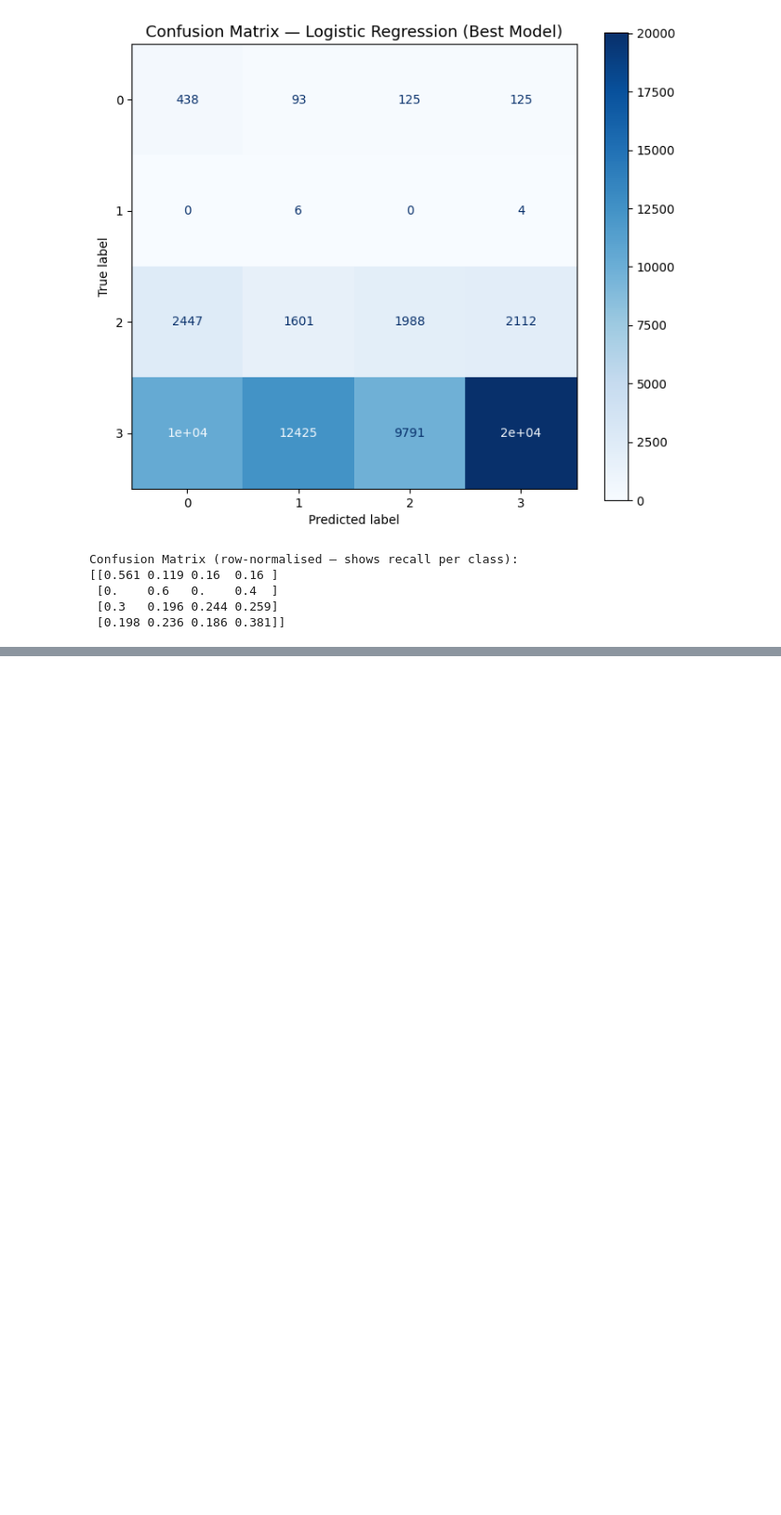
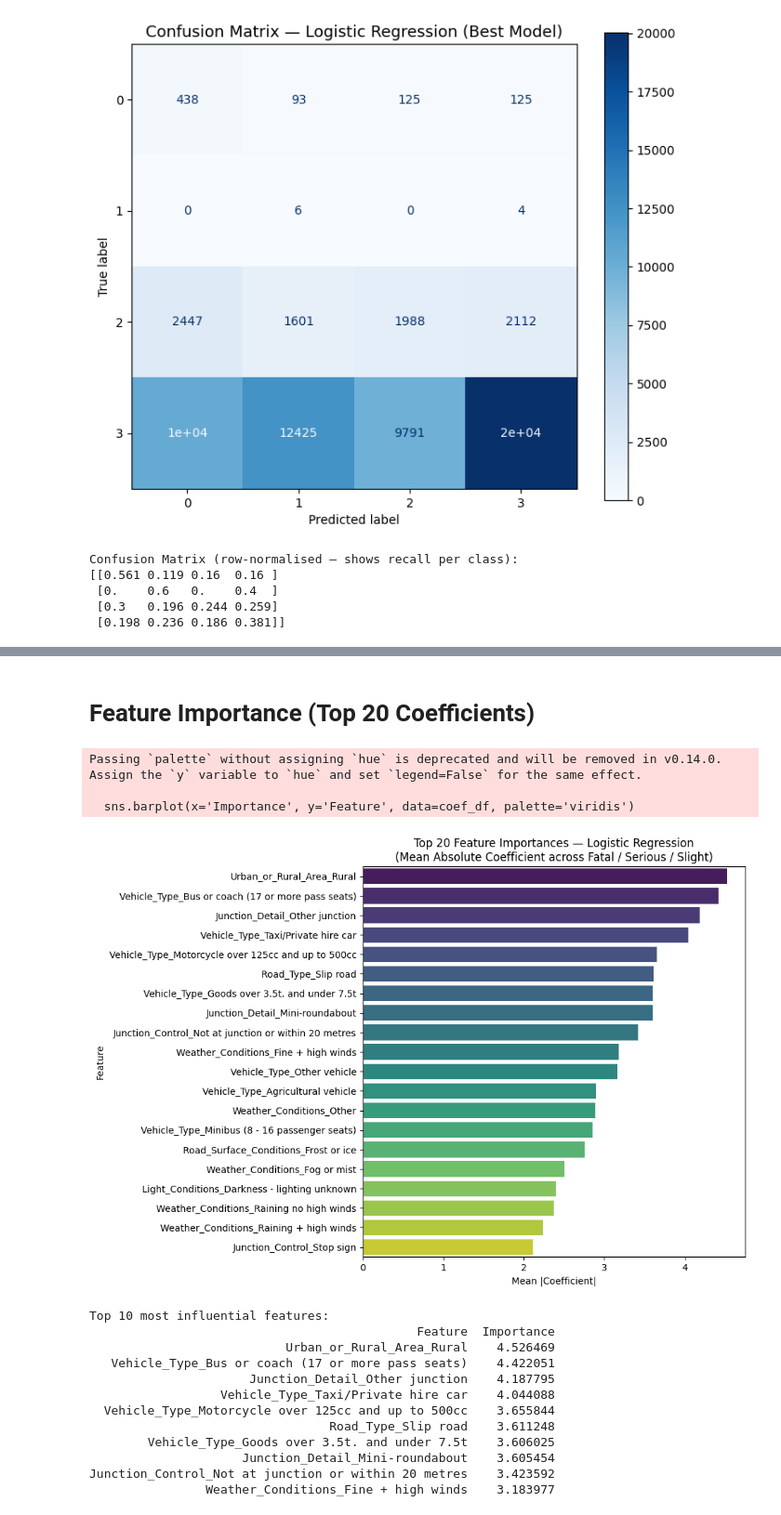
Before and after one commit to tharindu9216/Accident-Severity-Classifier-, a Jupyter notebook: Logistic_Regestion.ipynb, the cells around one changed output, grey strips where cells are left out. Shown at 93% size. Drawn from its saved outputs; the diff is of its cells as text; code cells hidden in the pictures; blank space fills up the shorter version.

```diff
--- a/Logistic_Regestion.ipynb
+++ b/Logistic_Regestion.ipynb
@@ -579,0 +635,74 @@ Confusion Matrix (row-normalised — shows recall per class):
+# %% [markdown]
+# **Feature Importance (Top 20 Coefficients)**
+# %%
+# ── TOP 20 FEATURE IMPORTANCES ────────────────────────────────────────────────
+# Logistic Regression assigns a coefficient to every feature
+# The coefficient tells us HOW MUCH and in WHICH DIRECTION each feature
+# pushes the model toward a particular severity class
+#
+# We take mean absolute coefficient across all 3 classes (Fatal/Serious/Slight)
+# to get ONE importance score per feature
+# Larger absolute value = stronger influence on the prediction
+
+import pandas as pd
+import numpy as np
+import matplotlib.pyplot as plt
+import seaborn as sns
+
+# ── Step 1: Get feature names after one-hot encoding ──────────────────────────
+# preproc_lr.named_transformers_['cat'] accesses the categorical pipeline
+# .get_feature_names_out() returns names like "Weather_Conditions_Fine_no_high"
+cat_feature_names = (
+    preproc_lr
+    .named_transformers_['cat']['onehot']
+    .get_feature_names_out(cat_cols)
+    .tolist()
+)
+
+# Full list = all OHE column names + original numeric column names
+all_feature_names = cat_feature_names + num_cols
+
+# ── Step 2: Compute mean absolute coefficient across all 3 classes ────────────
+# best_lr.coef_ shape = (3 classes, n_features)
+# np.abs() removes sign — we only care about strength, not direction
+# np.mean(axis=0) averages across the 3 class rows → one score per feature
+mean_abs_coef = np.mean(np.abs(best_lr.coef_), axis=0)
+
+# ── Step 3: Build sorted DataFrame, keep top 20 ───────────────────────────────
+coef_df = (
+    pd.DataFrame({
+        'Feature':    all_feature_names[:len(mean_abs_coef)],
+        'Importance': mean_abs_coef
+    })
+    .sort_values('Importance', ascending=False)
+    .head(20)   # only show the 20 most influential features
+)
+
+# ── Step 4: Plot ──────────────────────────────────────────────────────────────
+plt.figure(figsize=(10, 7))
+sns.barplot(x='Importance', y='Feature', data=coef_df, palette='viridis')
+plt.title("Top 20 Feature Importances — Logistic Regression\n(Mean Absolute Coefficient across Fatal / Serious / Slight)")
+plt.xlabel("Mean |Coefficient|")
+plt.tight_layout()
+plt.show()
+
+# Print top 10 for the report
+print("Top 10 most influential features:")
+print(coef_df.head(10).to_string(index=False))
+# %% [output]
+Passing `palette` without assigning `hue` is deprecated and will be removed in v0.14.0. Assign the `y` variable to `hue` and set `legend=False` for the same effect.
+
+  sns.barplot(x='Importance', y='Feature', data=coef_df, palette='viridis')
+[figure, added]
+Top 10 most influential features:
+                                             Feature  Importance
+                           Urban_or_Rural_Area_Rural    4.526469
+   Vehicle_Type_Bus or coach (17 or more pass seats)    4.422051
+                      Junction_Detail_Other junction    4.187795
+                  Vehicle_Type_Taxi/Private hire car    4.044088
+  Vehicle_Type_Motorcycle over 125cc and up to 500cc    3.655844
+                                 Road_Type_Slip road    3.611248
+        Vehicle_Type_Goods over 3.5t. and under 7.5t    3.606025
+                     Junction_Detail_Mini-roundabout    3.605454
+Junction_Control_Not at junction or within 20 metres    3.423592
+                Weather_Conditions_Fine + high winds    3.183977
```
Also changed, not shown: parts of 2 cells of this notebook.
